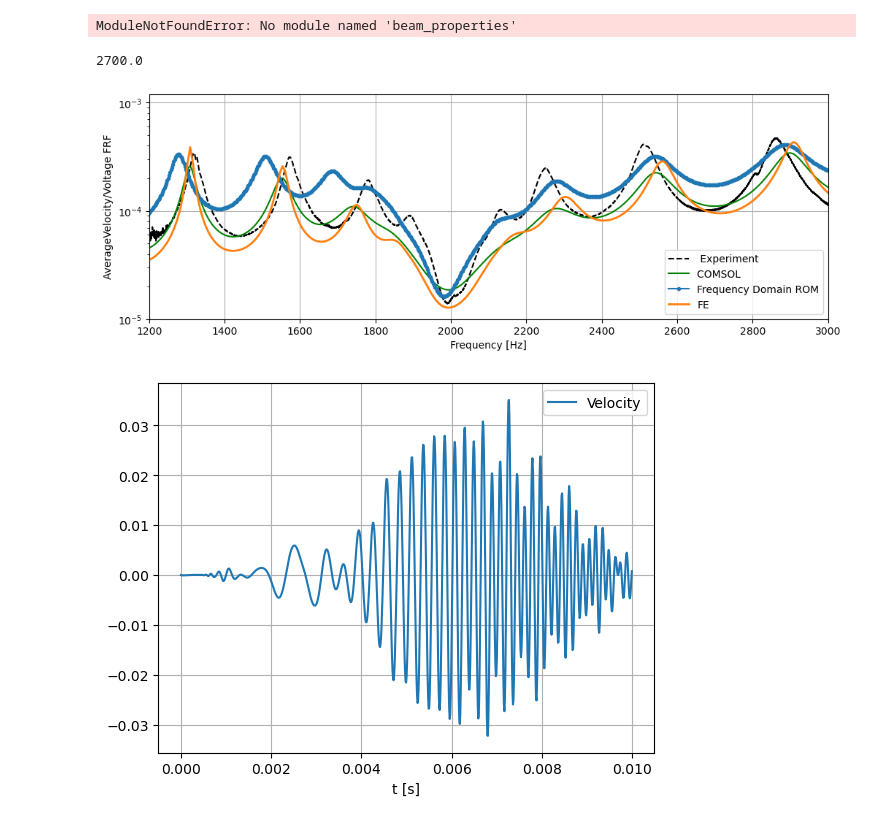
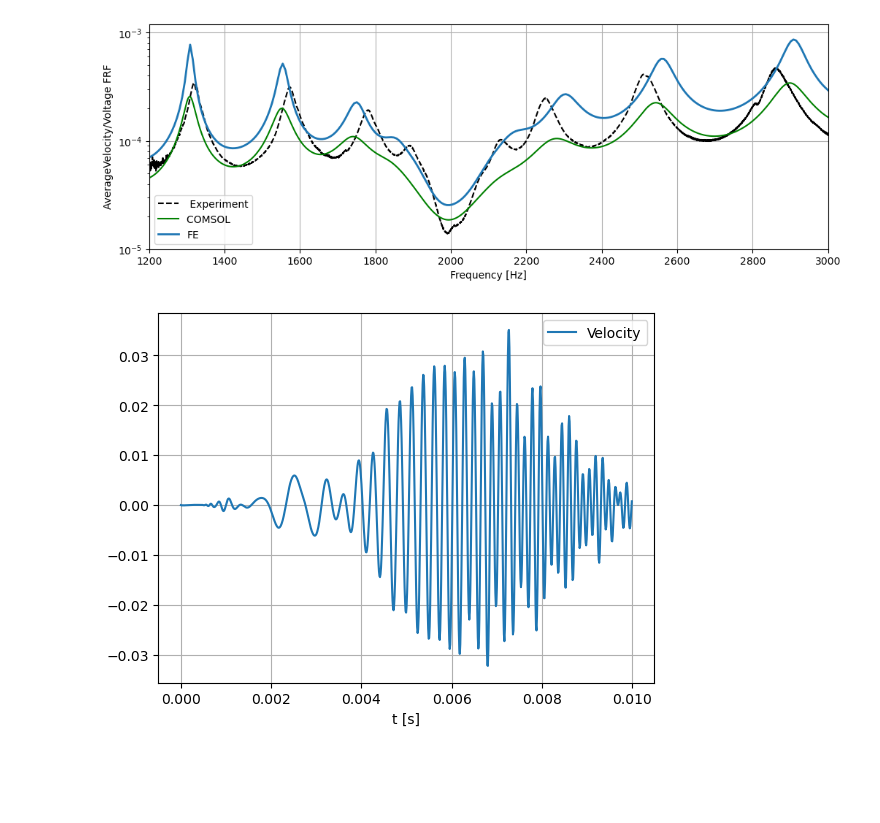
Before and after one commit to nimaet/Modeling, a Jupyter notebook: tasks/Finite_element/FE_OC.ipynb, the cells around one changed output. Cells and saved outputs as stored; diff of their text form; code cells hidden in the pictures; blank space fills up the shorter version.

```diff
--- a/tasks/Finite_element/FE_OC.ipynb
+++ b/tasks/Finite_element/FE_OC.ipynb
@@ -1,23 +1,36 @@
 # %%
 import numpy as np
+from scipy.optimize import fsolve
+from scipy.integrate import solve_ivp
 import sys
 from pathlib import Path
-project_root = Path.cwd().parents[0]
+import importlib
+# add Modeling/ to Python path
+project_root = Path.cwd().parents[2]
 sys.path.append(str(project_root))
-from beam_properties import PiezoBeamParams
-from FE1 import PiezoBeamFE, frf_sweep
+from Modeling.models.plotting import animate_field_1d
+from Modeling.models.beam_properties import PiezoBeamParams
+
 import matplotlib.pyplot as plt
-from Reduced_order.ROM import ROM
+# from Modeling.models.ROM import ROM
+
+import Modeling.models.FE1 as FE1_module
+importlib.reload(FE1_module)
+FE1 = FE1_module
+import Modeling.models.ROM as ROM_module
+importlib.reload(ROM_module)
+ROM = ROM_module.ROM
+
+# from FE1 import PiezoBeamFE, frf_sweep, solve_newmark
+import numpy as np
 from numpy import pi
+from scipy.integrate import solve_ivp
+import matplotlib.pyplot as plt
 from IPython.display import clear_output
 from matplotlib import cm, colors
 import pandas as pd
+from joblib import Parallel, delayed
+import matplotlib.pyplot as plt
-# %% [output]
-ModuleNotFoundError: No module named 'beam_properties'
-# %%
-params_fe.rho_s
-# %% [output]
-2700.0
 # %%
 # # ======= K_p sweep in frequency domain =======
 K_i = 2000; K_p = 0.008; K_c = 0
@@ -51,10 +64,10 @@ Y = results['Y']
 X = results['X']
 FRF = results['FRF']
 
-freq_modal, vel_mag, disp_mag = rom.frequency_response(K_c=K_c, K_p=K_p, K_i=K_i)
+# freq_modal, vel_mag, disp_mag = rom.frequency_response(K_c=K_c, K_p=K_p, K_i=K_i)
 
 # compute FRF
-fe = PiezoBeamFE(params_fe, n_el_gap=1,n_el_patch=3)
+fe = FE1.PiezoBeamFE(params_fe, n_el_gap=1,n_el_patch=3)
 ode = fe.build_ode_system(
     j_exc=30,
     K_c=K_c,    # linear circuit
@@ -62,9 +75,10 @@ ode = fe.build_ode_system(
     K_p= K_p,
 )
 f_fe = np.linspace(f0, f1, 500)
-X = frf_sweep(ode, f_fe*2*pi)
+frf_fd = FE1.frf_sweep(ode, f_fe*2*pi)
 N = ode.N_mech
-w = X[:, :N:2]   # transverse displacement
+w_fd = frf_fd['u']
+w_dot_fd = frf_fd['u_dot'] # transverse displacement
 # %%
 
 
@@ -87,7 +101,7 @@ frf_data_SC_exp = data_SC['frf_data']   # (Nfiles, Nfreq, Npoints)
 frq_linear_exp = data_linear['freq']            # (Nfreq,)
 frf_data_linear_exp = data_linear['frf_data']
 
-comsol = pd.read_csv('../../comsol/LR.csv')
+comsol = pd.read_csv('../../../comsol/LR.csv')
 #%%
 
 
@@ -99,39 +113,39 @@ plt.semilogy(comsol['freq'], comsol['w']*2*pi*comsol['freq'], 'g-', label='COMSO
 # plt.semilogy(frq_SC_exp, np.mean(frf_data_SC_exp[:,:], axis=1), 'k--', label=f'Short circuit Exp.')
 # plt.semilogy(freq_modal, vel_mag, '.-', label='Modal Reduced Order'   )
 # plt.semilogy(freq, FRF, '.-', linewidth=1.5, label='Time Domain ROM')
-plt.semilogy(freq_modal, vel_mag, '.-', label='Frequency Domain ROM'   )
+# plt.semilogy(freq_modal, vel_mag, '.-', label='Frequency Domain ROM'   )
 # plt.semilogy(frq_OC_exp, np.mean(frf_data_OC_exp[:,:], axis=1), 'k--', label=f'Experiment')
-plt.semilogy(f_fe, np.mean(np.abs(w), axis=1)*2*np.pi*f_fe/2, lw=2, label="FE")
+plt.semilogy(f_fe, np.mean(np.abs(w_dot_fd), axis=1), lw=2, label="FE")
 # plt.semilogy(frq_linear, np.mean(frf_data_linear[:,:], axis=1), 'r--', label=' Exp.')
 
 # plt.semilogy(freq_modal, disp_mag*freq_modal*2*np.pi, '-', label='Modal Reduced Order Displacement $j \omega$'   )
 plt.legend()
 # plt.xlim([1300, 3000])
 plt.xlim([1200, 3000])
 # plt.ylim([1e-5, 1e-3])
 plt.ylim([1e-5, 6e-4*2])
 plt.xlabel("Frequency [Hz]")
 plt.ylabel("AverageVelocity/Voltage FRF")
 plt.grid(True)
 plt.show()
 
 
 
 
 
 plt.figure()
 
 # plt.plot(t, disp[10,:], '.-', label='Disp.')
 plt.plot(t, veloc[10,:], '-', label='Velocity')
 # plt.xlim([0, 0.05 ])
 # plt.ylim(np.array([-1,1])*1e-3)
 
 plt.xlabel("t [s]")
 # plt.ylabel("displacement")
 plt.legend()
 plt.grid(True)
 # %% [output]
-[figure, old version]
+[figure, new version]
 [figure]
 # %%
 Nmodes_check = 20			# number of modes to compare
```
Also changed, not shown: 7 other files.
